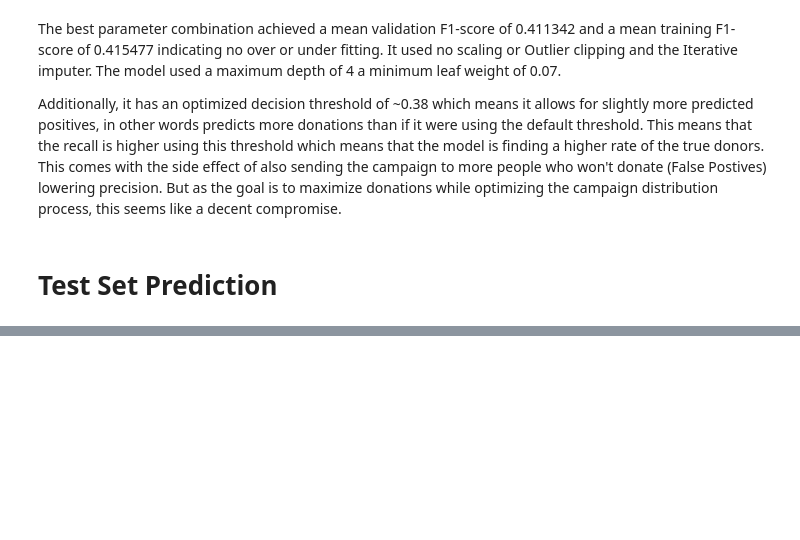
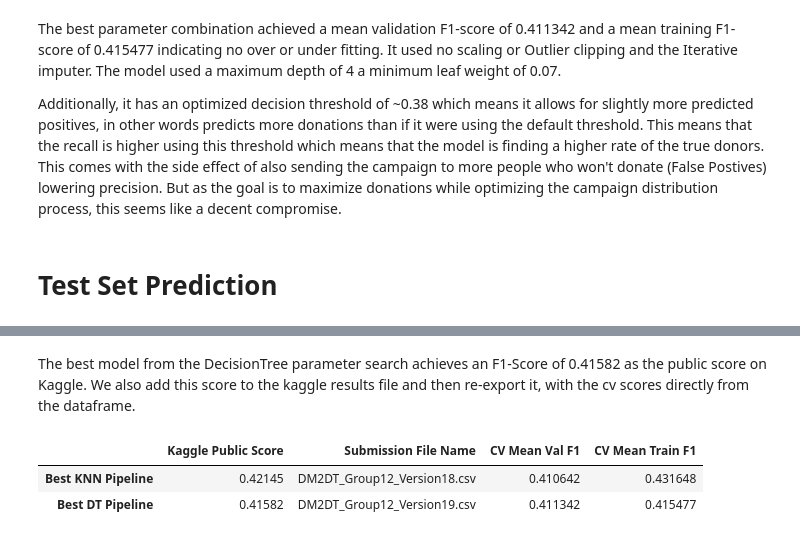
Before and after one commit to Dinis239/DM2_Project, a Jupyter notebook: Modeling/02_Modeling_DT.ipynb, the cells around one changed output, grey strips where cells are left out. Saved outputs shown, nothing was run; the diff lists cells and outputs as text; code cells hidden in the pictures; blank space fills up the shorter version.

```diff
--- a/Modeling/02_Modeling_DT.ipynb
+++ b/Modeling/02_Modeling_DT.ipynb
@@ -450,8 +428,8 @@ run_parameter_search(grid=param_grid,
                      refit=True,
                      n_jobs=-1)
 # %%
-result_df = pd.read_pickle('Files\Pickle Files\Results\DT_GridSearch_Results.pkl')
-result_df.head()
+dt_result_df = pd.read_pickle('Files\Pickle Files\Results\DT_GridSearch_Results.pkl')
+dt_result_df.head()
 # %% [output]
 |  | params_config | model__estimator | model__estimator__max_depth | model__estimator__min_weight_frac... | preprocessing__num_section__clipper | ... |
 | 204 | {'model__estimator': DecisionTree... | DecisionTreeClassifier(class_weig... | 3 | 0.07 | None | ... |
@@ -511,0 +486,12 @@ The best model from the Decision Tree parameter search achieves an F1-Score of 0
+# %% [markdown]
+The best model from the DecisionTree parameter search achieves an F1-Score of 0.41582 as the public score on Kaggle. We also add this score to the kaggle results file and then re-export it, with the cv scores directly from the dataframe.
+# %%
+kaggle_results_df = pd.read_pickle('Files/Pickle Files/Kaggle_scores.pkl')
+# %%
+kaggle_results_df.loc['Best DT Pipeline'] = [0.41582, 'DM2DT_Group12_Version19.csv', dt_result_df.iloc[0]['mean_val_f1'], dt_result_df.iloc[0]['mean_train_f1']]
+# %%
+kaggle_results_df
+# %% [output]
+|  | Kaggle Public Score | Submission File Name | CV Mean Val F1 | CV Mean Train F1 |
+| Best KNN Pipeline | 0.42145 | DM2DT_Group12_Version18.csv | 0.410642 | 0.431648 |
+| Best DT Pipeline | 0.41582 | DM2DT_Group12_Version19.csv | 0.411342 | 0.415477 |
```
Also changed, not shown: parts of 46 cells of this notebook, 9 other files.
